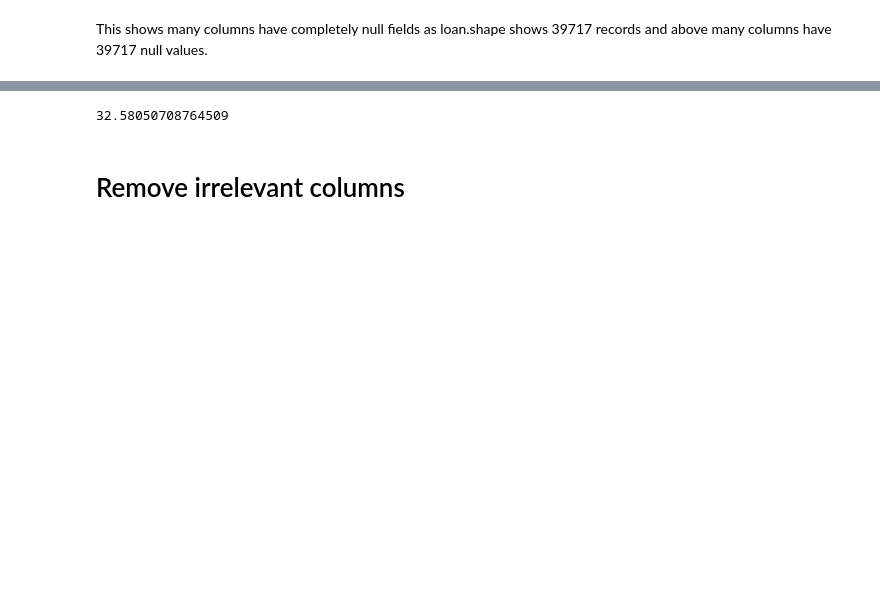
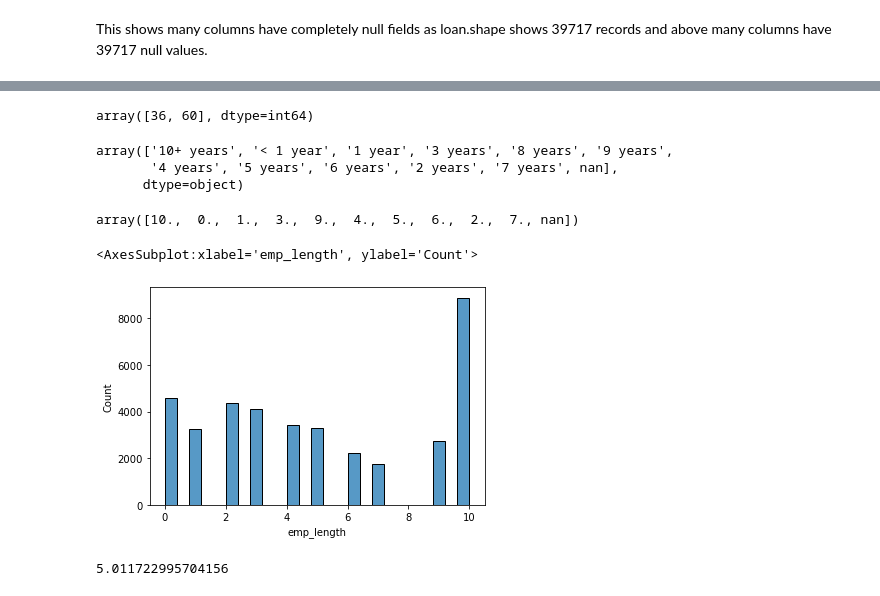
Before and after one commit to someshsaraf/lendingclubcasestudy, a Jupyter notebook: lending_club_case_study.ipynb, the cells around one changed output, grey strips where cells are left out. Saved outputs shown, nothing was run; the diff lists cells and outputs as text; code cells hidden in the pictures; blank space fills up the shorter version.

```diff
--- a/lending_club_case_study.ipynb
+++ b/lending_club_case_study.ipynb
@@ -150,3 +214,14 @@ dtype: float64
+# %%
+#id, member_id,Title, zipcode,emp_title,addr_state,collection_recovery_fee,installment,out_prncp,url are not not related so can be dropped.
+#chargeoff_within_12_mths, collections_12_mths_ex_med,policy_code,acc_now_delinq, application_type,chargeoff_within_12_mths, delinq_amnt, tax_liens, initial_list_status,pymnt_plan also do not look relevant with all having same content so drop them
+#Columns are not related to information processed at the time of application - delinq_2yrs, earliest_cr_line, inq_last_6mths, issue_d, last_credit_pull_d, open_acc, pub_rec, pub_rec_bankruptcies, total_acc so can be dropped
+demographic_cols = ['id','member_id','title','zip_code','emp_title','addr_state','collection_recovery_fee','installment','out_prncp','url']
+single_value_cols=['chargeoff_within_12_mths', 'collections_12_mths_ex_med','policy_code','acc_now_delinq', 'application_type','chargeoff_within_12_mths', 'delinq_amnt', 'tax_liens', 'initial_list_status','pymnt_plan']
+post_loan_approval_cols = ['delinq_2yrs', 'earliest_cr_line', 'inq_last_6mths', 'issue_d', 'last_credit_pull_d', 'open_acc', 'pub_rec',
+                           'pub_rec_bankruptcies', 'total_acc','total_pymnt','total_pymnt_inv','total_rec_prncp','total_rec_int','total_rec_late_fee','recoveries','last_pymnt_d','last_pymnt_amnt','last_credit_pull_d','revol_bal','revol_util','out_prncp_inv']
+loan_new.drop(demographic_cols, axis=1, inplace=True)
+loan_new.drop(single_value_cols, axis=1, inplace=True)
+loan_new.drop(post_loan_approval_cols, axis=1, inplace=True)
 # %%
 loan_new.info()
 # %% [output]
@@ -170,6 +252,50 @@ memory usage: 16.4+ MB
+# %%
+loan_new.term = loan_new.term.map({' 36 months': 36, ' 60 months': 60})
+loan_new.term.unique()
+# %% [output]
+array([36, 60], dtype=int64)
+# %%
+loan_new.emp_length.unique()
+# %% [output]
+array(['10+ years', '< 1 year', '1 year', '3 years', '8 years', '9 years',
+       '4 years', '5 years', '6 years', '2 years', '7 years', nan],
+      dtype=object)
+# %%
+def emp_length(x):
+    if x == '10+ years':
+        return 10
+    elif x == '< 1 year':
+        return 0
+    elif x == '1 year':
+        return 1
+    elif x == '2 years':
+        return 2
+    elif x == '3 years':
+        return 3
+    elif x == '4 years':
+        return 4
+    elif x == '5 years':
+        return 5
+    elif x == '6 years':
+        return 6
+    elif x == '7 years':
+        return 7
+    elif x == '8 years':
+        return 9
+    elif x == '9 years':
+        return 9
+# %%
+loan_new.emp_length = loan_new.emp_length.apply(emp_length)
+# %%
+loan_new.emp_length.unique()
+# %% [output]
+array([10.,  0.,  1.,  3.,  9.,  4.,  5.,  6.,  2.,  7., nan])
+# %%
+sns.histplot(loan_new.emp_length)
+# %% [output]
+<AxesSubplot:xlabel='emp_length', ylabel='Count'>
+[figure, added]
 # %%
-loan_new.desc.isnull().mean()  * 100
+loan_new.emp_length.mean()
 # %% [output]
-32.58050708764509
+5.011722995704156
-# %% [markdown]
-# Remove irrelevant columns
```
Also changed, not shown: parts of 98 cells of this notebook.
